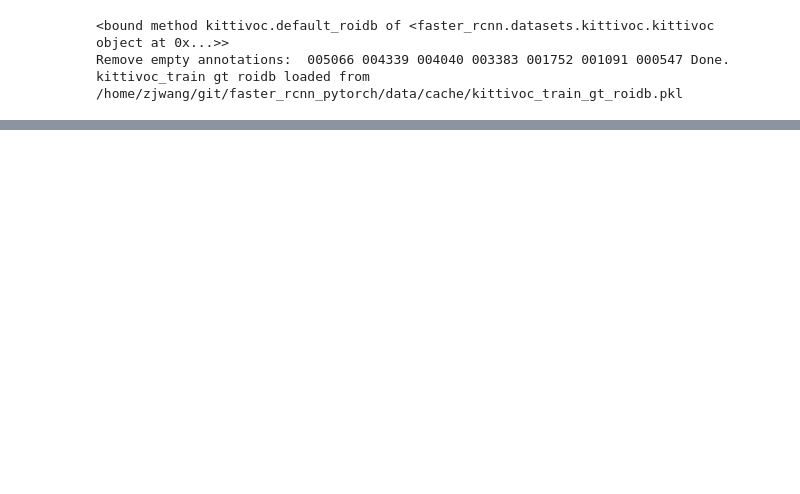
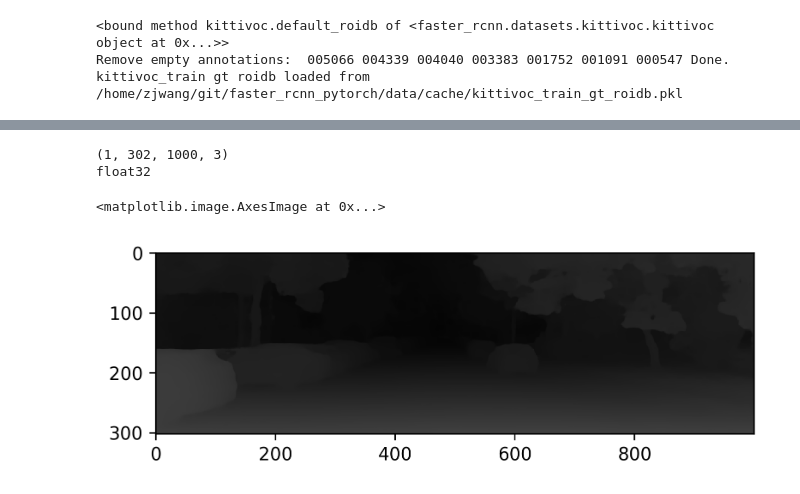
Before and after one commit to princeward/faster_rcnn_pytorch, a Jupyter notebook: data_load_test.ipynb, the cells around one changed output, grey strips where cells are left out. Saved outputs shown, nothing was run; the diff lists cells and outputs as text; code cells hidden in the pictures; blank space fills up the shorter version.

```diff
--- a/data_load_test.ipynb
+++ b/data_load_test.ipynb
@@ -34,0 +77,10 @@ print im_info
+# %%
+disp_data = blobs['data_disp']
+print disp_data.shape
+print disp_data.dtype
+plt.imshow(np.uint8(disp_data[0,:,:,:])) # must convert to uint8 in order to plot
+# %% [output]
+(1, 302, 1000, 3)
+float32
+<matplotlib.image.AxesImage at 0x...>
+[figure, added]
```
Also changed, not shown: parts of 9 cells of this notebook, 1 other file.
